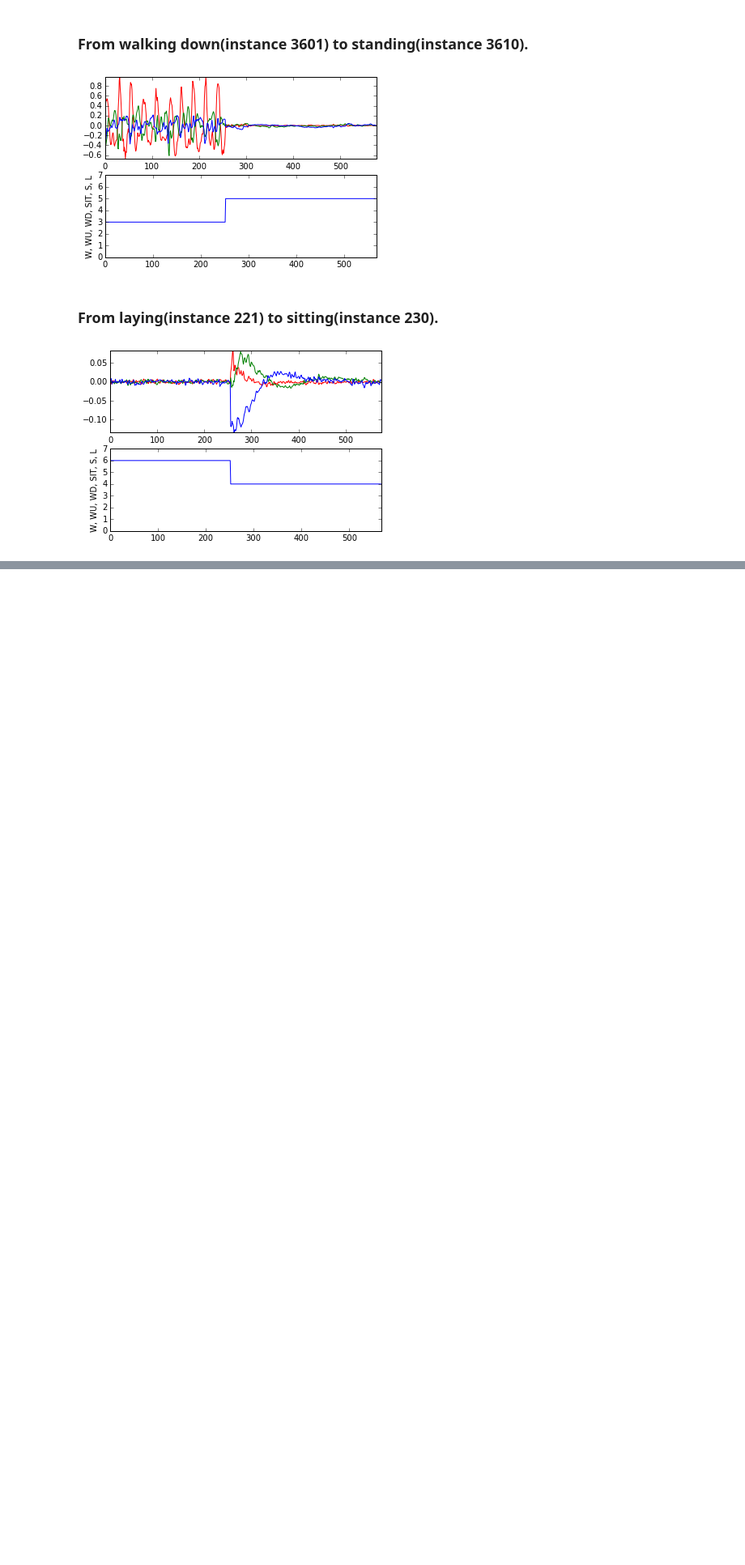
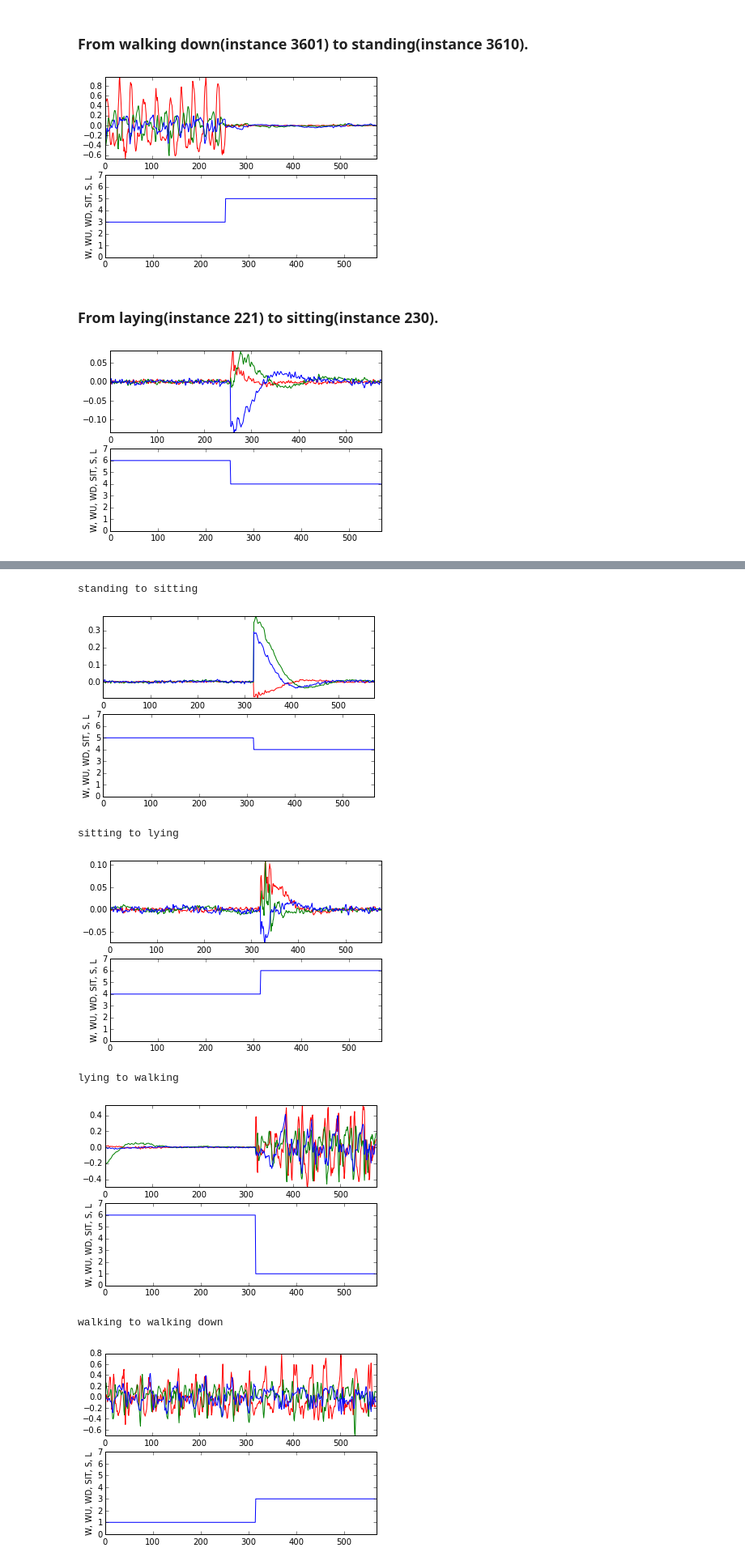
Before and after one commit to hessenh/Feature-extraction-and-data-visualization, a Jupyter notebook: Visualize activities.ipynb, the cells around one changed output, grey strips where cells are left out. Shown at 81% size. Cells and saved outputs as stored; diff of their text form; code cells hidden in the pictures; blank space fills up the shorter version.

Commit message:
All the plotting is now automatic

```diff
--- a/Visualize activities.ipynb
+++ b/Visualize activities.ipynb
@@ -201,0 +202,17 @@ plotRawDataBetweenInstances(221, 230, df_x, df_y, df_z)
+# %%
+names = ["walking", "walking up", "walking down", "sitting","standing", "lying"]
+
+combinations = []
+positions = []
+text = []
+
+for i in range(len(df_l)-1):
+    if (df_l.iloc[i].values[0] != df_l.iloc[i+1].values[0]):
+        comb = (df_l.iloc[i].values[0],df_l.iloc[i+1].values[0])
+
+        if comb not in combinations:
+            combinations.append(comb)
+            pos = (i-4, i+5)
+            positions.append(pos)
+            t = names[comb[0]-1] + " to " + names[comb[1]-1]
+            text.append(t)
@@ -201,0 +221,16 @@ plotRawDataBetweenInstances(221, 230, df_x, df_y, df_z)
+# %%
+for i in range(len(combinations)):
+    start = positions[i][0]
+    stop = positions[i][1]
+    print text[i]
+
+    plotRawDataBetweenInstances(start, stop, df_x, df_y, df_z)
+# %% [output]
+standing to sitting
+[figure, added]
+sitting to lying
+[figure, added]
+lying to walking
+[figure, added]
+walking to walking down
+[figure, added]
```
Also changed, not shown: parts of 4 cells of this notebook.
